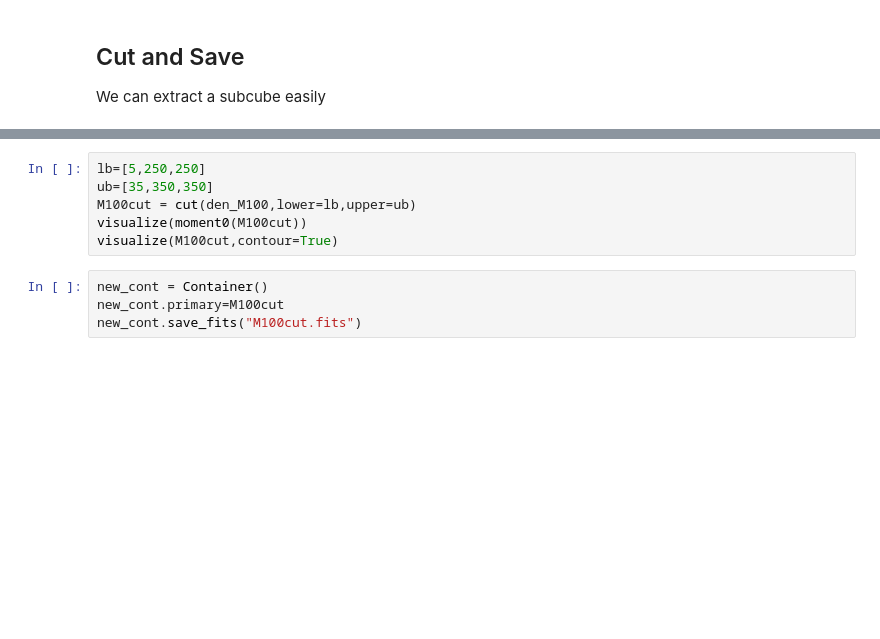
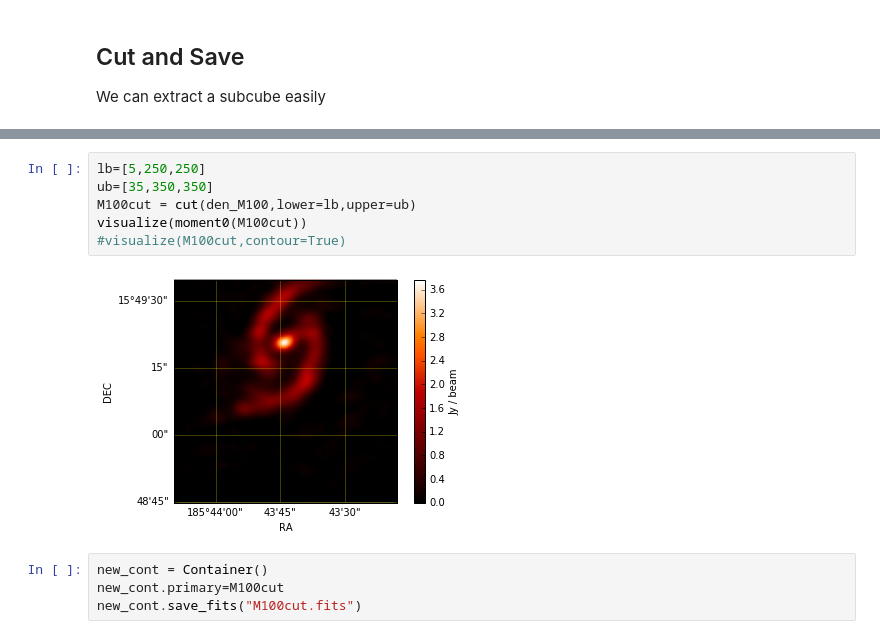
Before and after one commit to ChileanVirtualObservatory/acalib, a Jupyter notebook: notebooks/ACALib FONDEF.ipynb, the cells around one changed output, grey strips where cells are left out. Drawn from its saved outputs; the diff is of its cells as text; blank space fills up the shorter version.

```diff
--- a/notebooks/ACALib FONDEF.ipynb
+++ b/notebooks/ACALib FONDEF.ipynb
@@ -182,9 +245,11 @@ M100.wcs.printwcs()
 # %%
 lb=[5,250,250]
 ub=[35,350,350]
 M100cut = cut(den_M100,lower=lb,upper=ub)
 visualize(moment0(M100cut))
-visualize(M100cut,contour=True)
+#visualize(M100cut,contour=True)
+# %% [output]
+[figure, added]
 # %%
 new_cont = Container()
 new_cont.primary=M100cut
```
Also changed, not shown: parts of 23 cells of this notebook, 1 other file.
